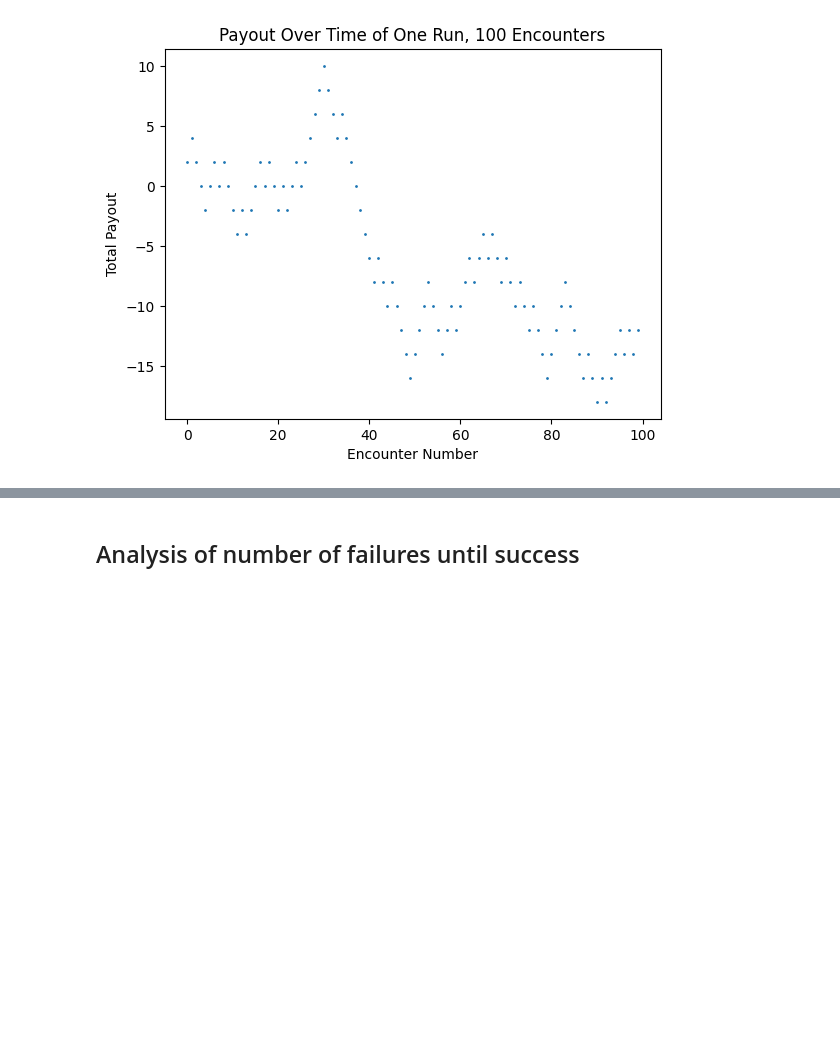
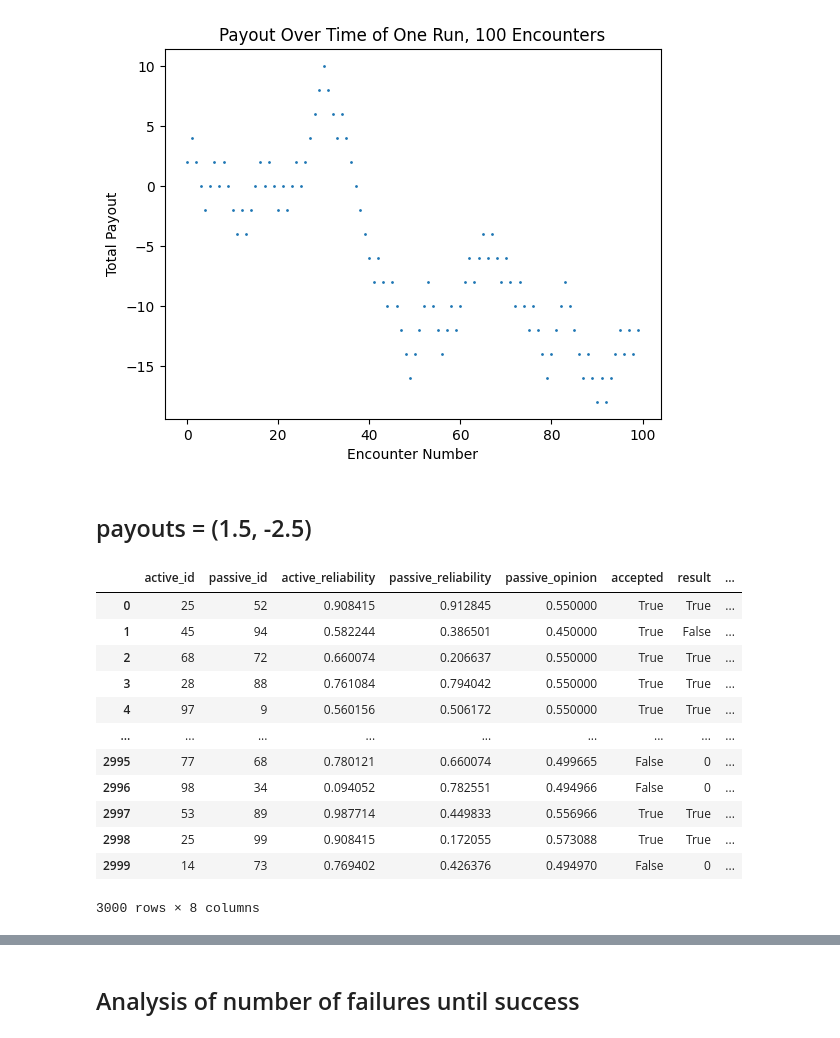
Before and after one commit to catherinehuang82/cs262project, a Jupyter notebook: analysis.ipynb, the cells around one changed output, grey strips where cells are left out. Saved outputs shown, nothing was run; the diff lists cells and outputs as text; code cells hidden in the pictures; blank space fills up the shorter version.

```diff
--- a/analysis.ipynb
+++ b/analysis.ipynb
@@ -44,3 +47,23 @@ plt.title('Payout Over Time of One Run, 100 Encounters')
 # %% [output]
 Text(0.5, 1.0, 'Payout Over Time of One Run, 100 Encounters')
 [figure]
+# %% [markdown]
+## payouts = (1.5, -2.5)
+# %%
+df1 = pd.read_csv('logs/game4/game_log_4.csv', index_col=0)
+
+df1
+# %% [output]
+|  | active_id | passive_id | active_reliability | passive_reliability | passive_opinion | accepted | result | ... |
+| 0 | 25 | 52 | 0.908415 | 0.912845 | 0.550000 | True | True | ... |
+| 1 | 45 | 94 | 0.582244 | 0.386501 | 0.450000 | True | False | ... |
+| 2 | 68 | 72 | 0.660074 | 0.206637 | 0.550000 | True | True | ... |
+| 3 | 28 | 88 | 0.761084 | 0.794042 | 0.550000 | True | True | ... |
+| 4 | 97 | 9 | 0.560156 | 0.506172 | 0.550000 | True | True | ... |
+| ... | ... | ... | ... | ... | ... | ... | ... | ... |
+| 2995 | 77 | 68 | 0.780121 | 0.660074 | 0.499665 | False | 0 | ... |
+| 2996 | 98 | 34 | 0.094052 | 0.782551 | 0.494966 | False | 0 | ... |
+| 2997 | 53 | 89 | 0.987714 | 0.449833 | 0.556966 | True | True | ... |
+| 2998 | 25 | 99 | 0.908415 | 0.172055 | 0.573088 | True | True | ... |
+| 2999 | 14 | 73 | 0.769402 | 0.426376 | 0.494970 | False | 0 | ... |
+3000 rows × 8 columns
```
Also changed, not shown: parts of 2 cells of this notebook, 3 other files.
